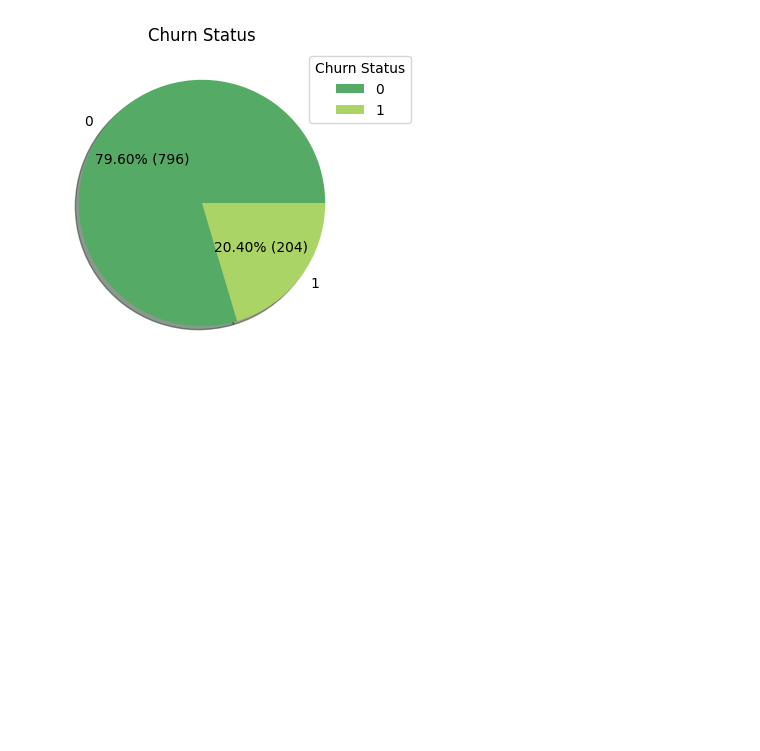
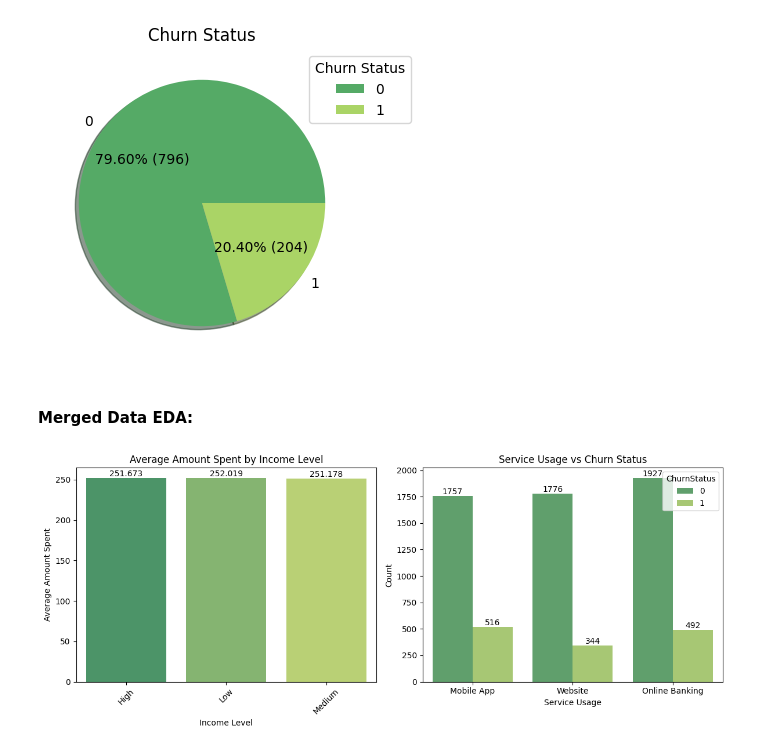
Before and after one commit to Akshay-Paunikar/Forage_Virtual_Internship_Program, a Jupyter notebook: LLYODS_BANKING_GROUP/01_Task_1_Data_gathering_and_exploratory_analysis/Task_1_Data_gathering_and_exploratory_analysis.ipynb, the cells around one changed output. Drawn from its saved outputs; the diff is of its cells as text; code cells hidden in the pictures; blank space fills up the shorter version.

Commit message:
LLOYDS - Task 1 - EDA on merged dataset - Income Level vs. Amount Spent & Service Usage vs. Churn Status

```diff
--- a/LLYODS_BANKING_GROUP/01_Task_1_Data_gathering_and_exploratory_analysis/Task_1_Data_gathering_and_exploratory_analysis.ipynb
+++ b/LLYODS_BANKING_GROUP/01_Task_1_Data_gathering_and_exploratory_analysis/Task_1_Data_gathering_and_exploratory_analysis.ipynb
@@ -1028,3 +1028,36 @@ plt.title("Churn Status")
 plt.show()
 # %% [output]
 [figure]
+# %% [markdown]
+#### Merged Data EDA:
+# %%
+plt.figure(figsize=(12,5))
+
+# Income Level vs. Amount Spent
+income_spending = final_df.groupby('IncomeLevel')['AmountSpent'].mean().reset_index()
+
+ax1 = plt.subplot2grid((1,2),(0,0))
+
+sns.barplot(data=income_spending, x='IncomeLevel', y='AmountSpent', palette='summer', ax=ax1)
+for i in ax1.containers:
+    plt.bar_label(i)
+plt.title('Average Amount Spent by Income Level')
+plt.xlabel('Income Level')
+plt.ylabel('Average Amount Spent')
+plt.xticks(rotation=45)
+
+# Service Usage vs. Churn Status
+
+ax2 = plt.subplot2grid((1,2),(0,1))
+
+sns.countplot(data=final_df, x='ServiceUsage', hue='ChurnStatus', palette='summer', ax=ax2)
+for i in ax2.containers:
+    plt.bar_label(i)
+plt.title('Service Usage vs Churn Status')
+plt.xlabel('Service Usage')
+plt.ylabel('Count')
+
+plt.tight_layout()
+plt.show()
+# %% [output]
+[figure, added]
```
